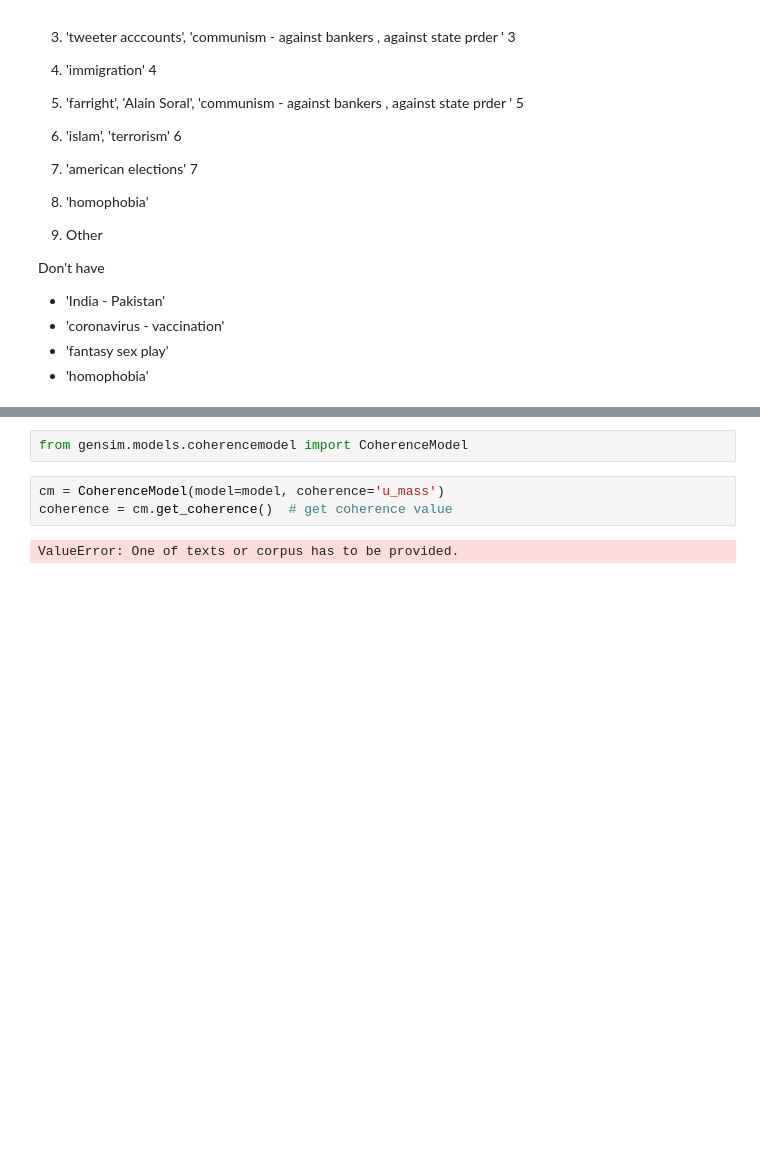
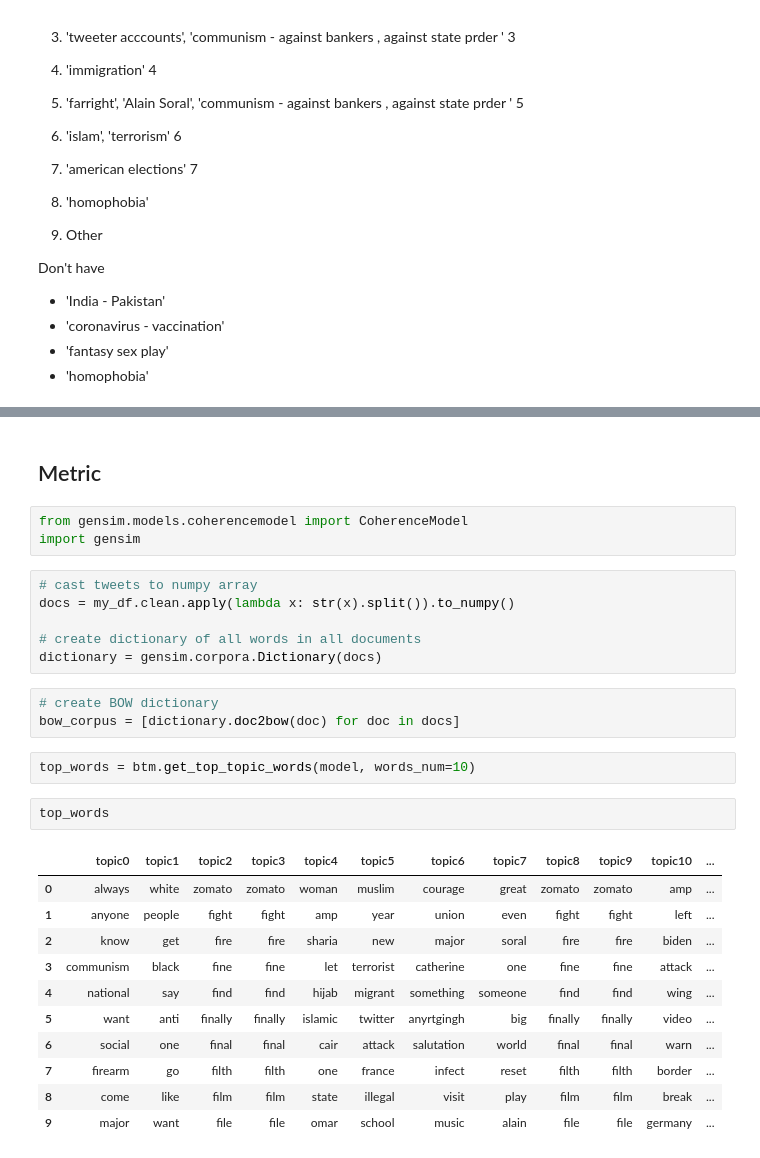
Before and after one commit to EvaLvn/ML_project2, a Jupyter notebook: helpers_notebooks/Eva_notebook.ipynb, the cells around one changed output, grey strips where cells are left out. Drawn from its saved outputs; the diff is of its cells as text; blank space fills up the shorter version.

Commit message:
add coherence btm

```diff
--- a/helpers_notebooks/Eva_notebook.ipynb
+++ b/helpers_notebooks/Eva_notebook.ipynb
@@ -398,7 +331,30 @@ array([6.86150859e-01, 2.93460920e-02, 6.10523066e-02, 1.34538339e-02,
+# %% [markdown]
+## Metric
 # %%
 from gensim.models.coherencemodel import CoherenceModel
+import gensim
-# %%
-cm = CoherenceModel(model=model, coherence='u_mass')
-coherence = cm.get_coherence()  # get coherence value
-# %% [output]
-ValueError: One of texts or corpus has to be provided.
+# %%
+# cast tweets to numpy array
+docs = my_df.clean.apply(lambda x: str(x).split()).to_numpy()
+
+# create dictionary of all words in all documents
+dictionary = gensim.corpora.Dictionary(docs)
+# %%
+# create BOW dictionary
+bow_corpus = [dictionary.doc2bow(doc) for doc in docs]
+# %%
+top_words = btm.get_top_topic_words(model, words_num=10)
+# %%
+top_words
+# %% [output]
+|  | topic0 | topic1 | topic2 | topic3 | topic4 | topic5 | topic6 | topic7 | topic8 | topic9 | topic10 | ... |
+| 0 | always | white | zomato | zomato | woman | muslim | courage | great | zomato | zomato | amp | ... |
+| 1 | anyone | people | fight | fight | amp | year | union | even | fight | fight | left | ... |
+| 2 | know | get | fire | fire | sharia | new | major | soral | fire | fire | biden | ... |
+| 3 | communism | black | fine | fine | let | terrorist | catherine | one | fine | fine | attack | ... |
+| 4 | national | say | find | find | hijab | migrant | something | someone | find | find | wing | ... |
+| 5 | want | anti | finally | finally | islamic | twitter | anyrtgingh | big | finally | finally | video | ... |
+| 6 | social | one | final | final | cair | attack | salutation | world | final | final | warn | ... |
+| 7 | firearm | go | filth | filth | one | france | infect | reset | filth | filth | border | ... |
+| 8 | come | like | film | film | state | illegal | visit | play | film | film | break | ... |
+| 9 | major | want | file | file | omar | school | music | alain | file | file | germany | ... |
```
Also changed, not shown: parts of 21 cells of this notebook.
